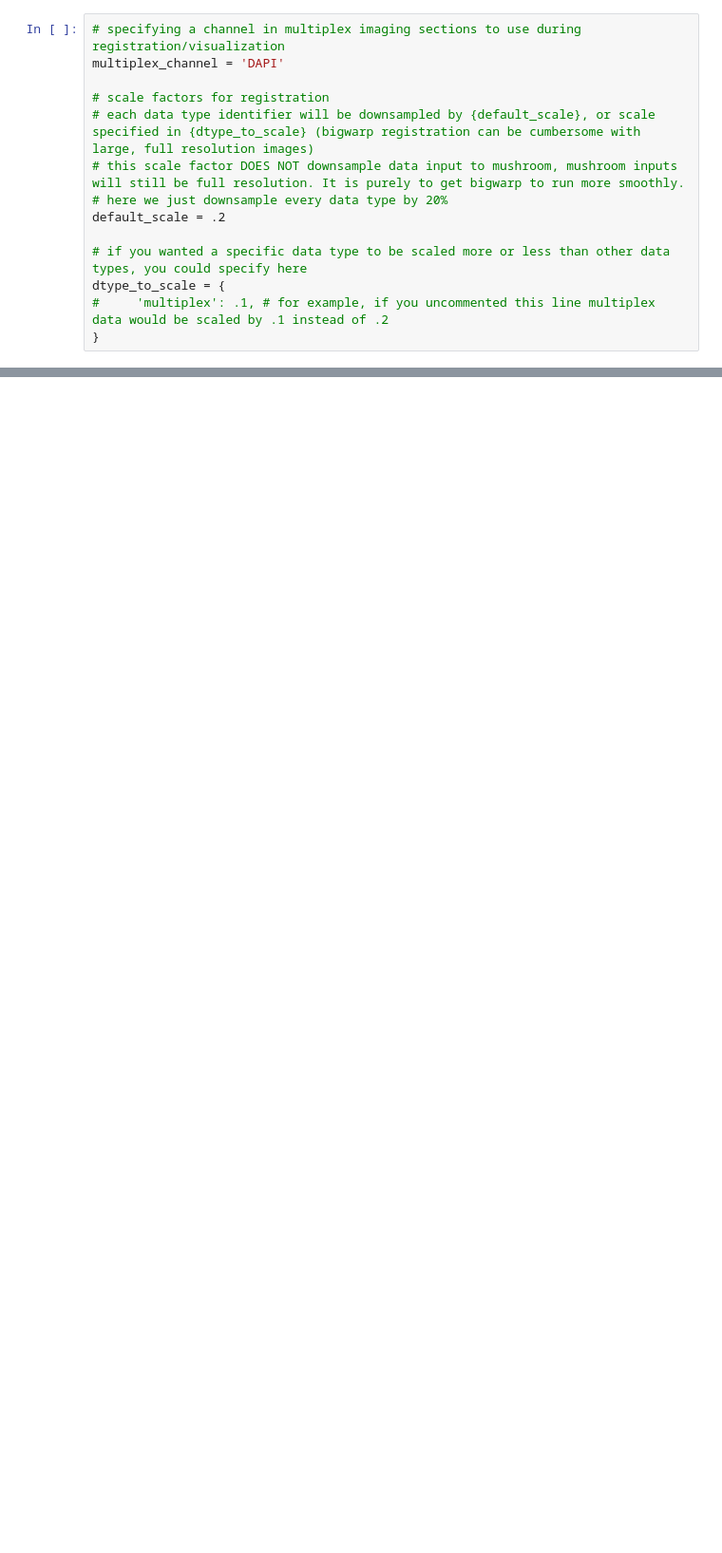
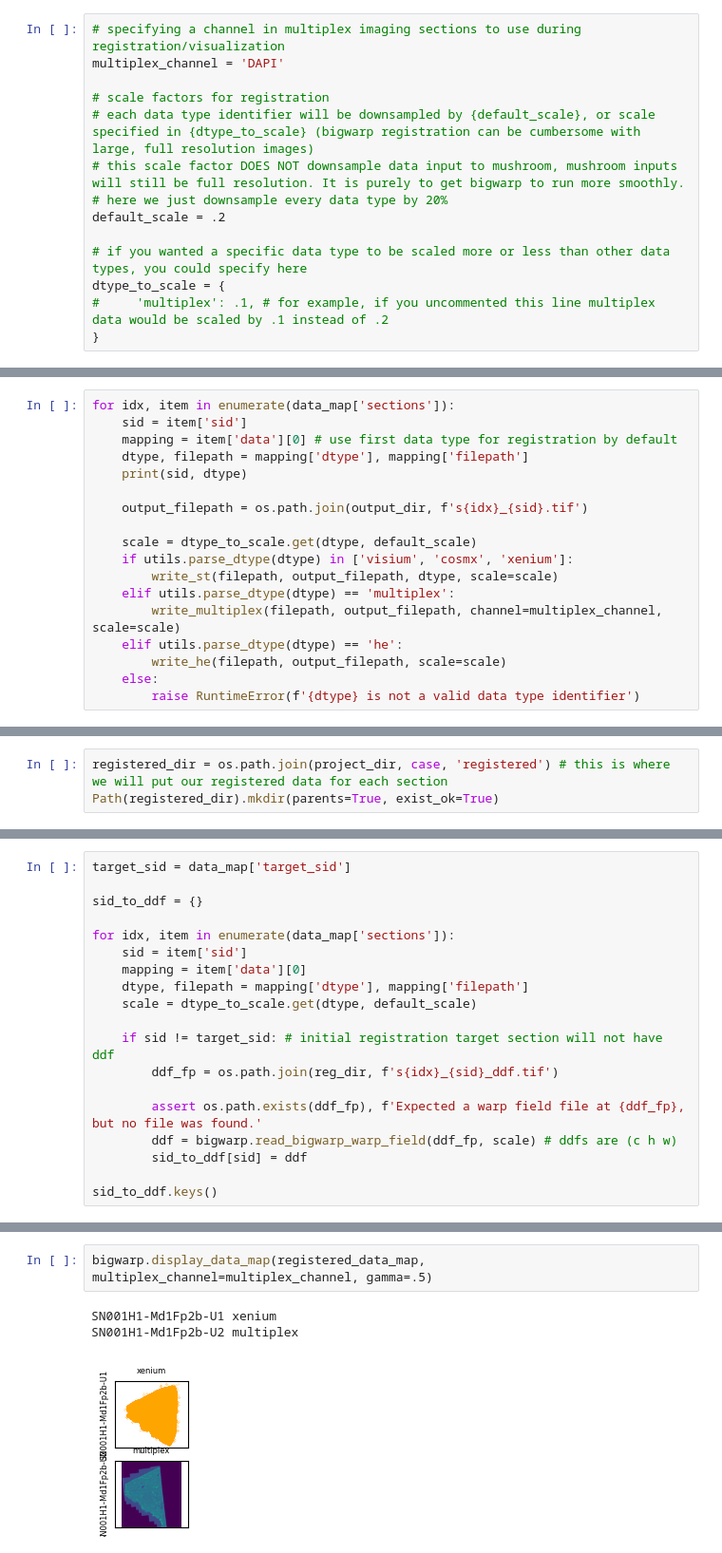
Before and after one commit to ding-lab/mushroom, a Jupyter notebook: notebooks/projects/kelsey/register_samples.ipynb, the cells around one changed output, grey strips where cells are left out. Shown at 95% size. Drawn from its saved outputs; the diff is of its cells as text; blank space fills up the shorter version.

```diff
--- a/notebooks/projects/kelsey/register_samples.ipynb
+++ b/notebooks/projects/kelsey/register_samples.ipynb
@@ -48,0 +265,18 @@ SN001H1-Md1Fp2b
+# %%
+for idx, item in enumerate(data_map['sections']):
+    sid = item['sid']
+    mapping = item['data'][0] # use first data type for registration by default
+    dtype, filepath = mapping['dtype'], mapping['filepath']
+    print(sid, dtype)
+
+    output_filepath = os.path.join(output_dir, f's{idx}_{sid}.tif')
+
+    scale = dtype_to_scale.get(dtype, default_scale)
+    if utils.parse_dtype(dtype) in ['visium', 'cosmx', 'xenium']:
+        write_st(filepath, output_filepath, dtype, scale=scale)
+    elif utils.parse_dtype(dtype) == 'multiplex':
+        write_multiplex(filepath, output_filepath, channel=multiplex_channel, scale=scale)
+    elif utils.parse_dtype(dtype) == 'he':
+        write_he(filepath, output_filepath, scale=scale)
+    else:
+        raise RuntimeError(f'{dtype} is not a valid data type identifier')
@@ -48,0 +308,3 @@ SN001H1-Md1Fp2b
+# %%
+registered_dir = os.path.join(project_dir, case, 'registered') # this is where we will put our registered data for each section
+Path(registered_dir).mkdir(parents=True, exist_ok=True)
@@ -48,0 +316,19 @@ SN001H1-Md1Fp2b
+# %%
+target_sid = data_map['target_sid']
+
+sid_to_ddf = {}
+
+for idx, item in enumerate(data_map['sections']):
+    sid = item['sid']
+    mapping = item['data'][0]
+    dtype, filepath = mapping['dtype'], mapping['filepath']
+    scale = dtype_to_scale.get(dtype, default_scale)
+
+    if sid != target_sid: # initial registration target section will not have ddf
+        ddf_fp = os.path.join(reg_dir, f's{idx}_{sid}_ddf.tif')
+
+        assert os.path.exists(ddf_fp), f'Expected a warp field file at {ddf_fp}, but no file was found.'
+        ddf = bigwarp.read_bigwarp_warp_field(ddf_fp, scale) # ddfs are (c h w)
+        sid_to_ddf[sid] = ddf
+
+sid_to_ddf.keys()
@@ -48,0 +414,6 @@ SN001H1-Md1Fp2b
+# %%
+bigwarp.display_data_map(registered_data_map, multiplex_channel=multiplex_channel, gamma=.5)
+# %% [output]
+SN001H1-Md1Fp2b-U1 xenium
+SN001H1-Md1Fp2b-U2 multiplex
+[figure, added]
```
Also changed, not shown: parts of 27 cells of this notebook, 3 other files.
